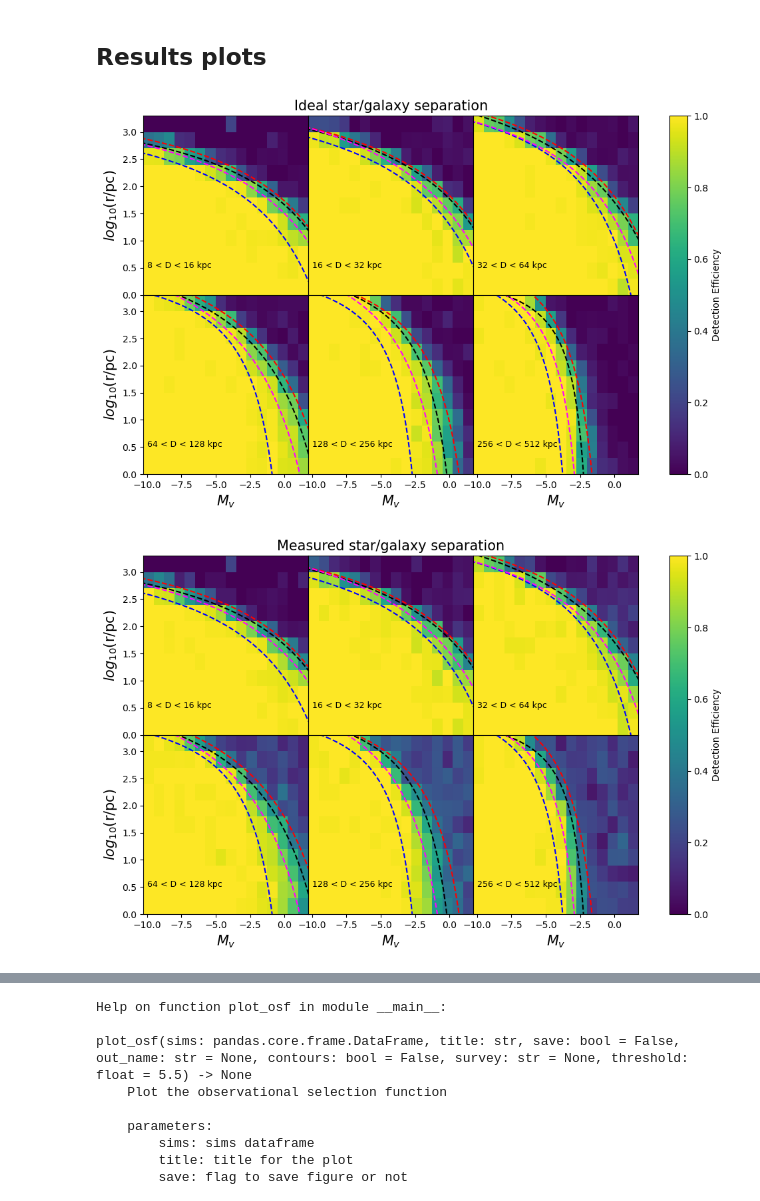
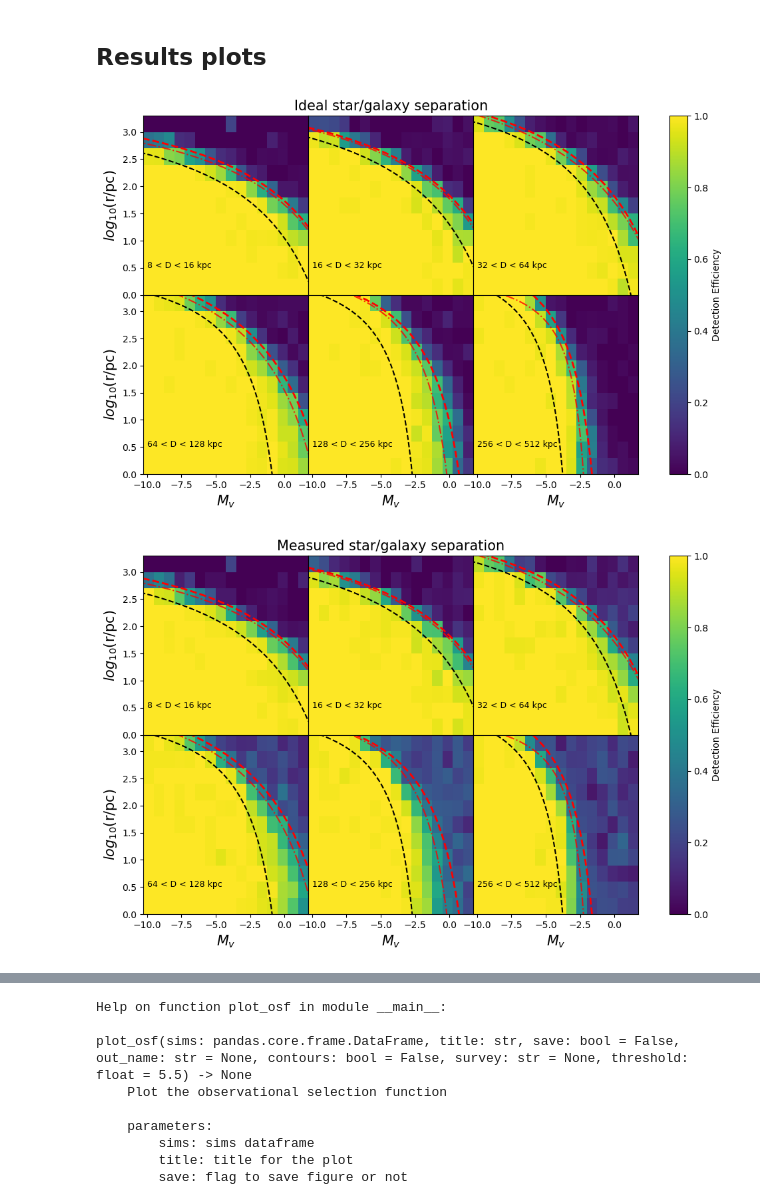
Before and after one commit to sidneymau/simple_adl, a Jupyter notebook: notebooks/satellite_sensitivity.ipynb, the cells around one changed output, grey strips where cells are left out. Drawn from its saved outputs; the diff is of its cells as text; code cells hidden in the pictures.

```diff
--- a/notebooks/satellite_sensitivity.ipynb
+++ b/notebooks/satellite_sensitivity.ipynb
@@ -414,10 +421,10 @@ def plot_osf(sims: pd.DataFrame, title: str, save: bool = False, out_name: str =
 
         pdet = ndet.astype(float)/total
         im = plt.pcolormesh(mbins,rbins,pdet.T,rasterized=True)
-        draw_survey(np.sqrt(dmin*dmax), survey='des', color='blue')
-        draw_survey(np.sqrt(dmin*dmax), survey='lsst_true', color='red')
-        draw_survey(np.sqrt(dmin*dmax), survey='lsst_measured', color='black')
-        draw_survey(np.sqrt(dmin*dmax), survey='lsst_corrected', color='magenta')
+        draw_survey(np.sqrt(dmin*dmax), survey='des', color='black')
+        draw_survey(np.sqrt(dmin*dmax), survey='lsst_true', color='red', lw=2)
+        draw_survey(np.sqrt(dmin*dmax), survey='lsst_measured', color='red', ls='-.', alpha=0.8)
+        #draw_survey(np.sqrt(dmin*dmax), survey='lsst_corrected', color='red', ls= ':', alpha=0.6)
         if contours:
             gen_contours(mbins, rbins, dmin, dmax, pdet, survey=survey)
 
@@ -1298,9 +1305,9 @@ catalog_dir = '/project/shared/data/satsim/lsst_dc2_v6'
 results_dir = 'results_dir/sims_v6_final_mag_cut'
 simsv6 = load_simdf(catalog_dir, results_dir)
 # %%
-#plot_osf(simsv7, "Ideal star/galaxy separation", save=False, out_name='ideal_osf.pdf')
-plot_osf(simsv6, "Measured star/galaxy separation", save=False, out_name='measured_osf.pdf')
+plot_osf(simsv7, "Ideal star/galaxy separation", save=True, out_name='quick_osfv7.jpg')
+plot_osf(simsv6, "Measured star/galaxy separation", save=True, out_name='quick_osfv6.jpg')
 #plot_osf(simsv6, "Measured star/galaxy separation (corrected)", save=False, out_name='measured_corr_osf.pdf', threshold=8.4)
 # %% [output]
-[figure, old version]
+[figure, new version]
-[figure, old version]
+[figure, new version]
```
Also changed, not shown: parts of 15 cells of this notebook, 1 other file.
